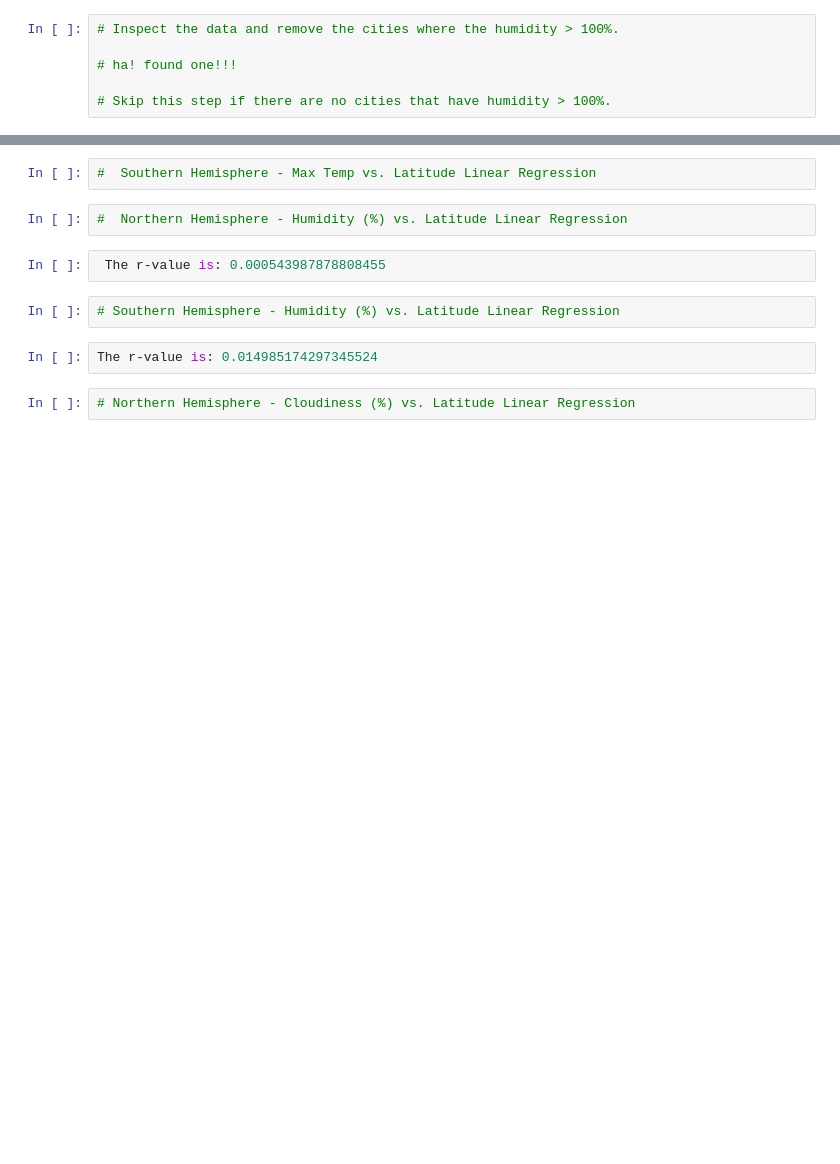
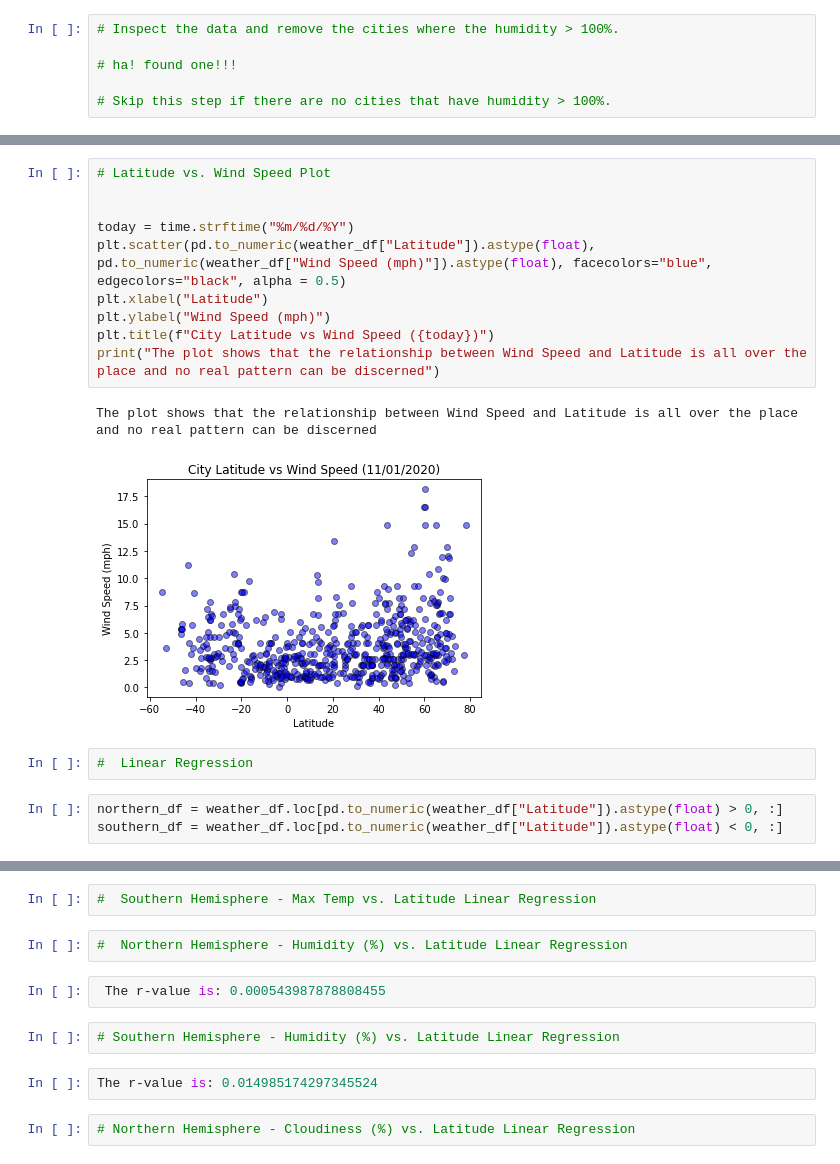
Before and after one commit to vinnie3030/Python-API-Homework, a Jupyter notebook: WeatherPy.ipynb, the cells around one changed output, grey strips where cells are left out. Drawn from its saved outputs; the diff is of its cells as text; blank space fills up the shorter version.

```diff
--- a/WeatherPy.ipynb
+++ b/WeatherPy.ipynb
@@ -180,0 +217,18 @@ sns.set()
+# %%
+# Latitude vs. Wind Speed Plot
+
+
+today = time.strftime("%m/%d/%Y")
+plt.scatter(pd.to_numeric(weather_df["Latitude"]).astype(float), pd.to_numeric(weather_df["Wind Speed (mph)"]).astype(float), facecolors="blue", edgecolors="black", alpha = 0.5)
+plt.xlabel("Latitude")
+plt.ylabel("Wind Speed (mph)")
+plt.title(f"City Latitude vs Wind Speed ({today})")
+print("The plot shows that the relationship between Wind Speed and Latitude is all over the place and no real pattern can be discerned")
+# %% [output]
+The plot shows that the relationship between Wind Speed and Latitude is all over the place and no real pattern can be discerned
+[figure, added]
+# %%
+#  Linear Regression
+# %%
+northern_df = weather_df.loc[pd.to_numeric(weather_df["Latitude"]).astype(float) > 0, :]
+southern_df = weather_df.loc[pd.to_numeric(weather_df["Latitude"]).astype(float) < 0, :]
```
Also changed, not shown: parts of 20 cells of this notebook, 5 other files.
